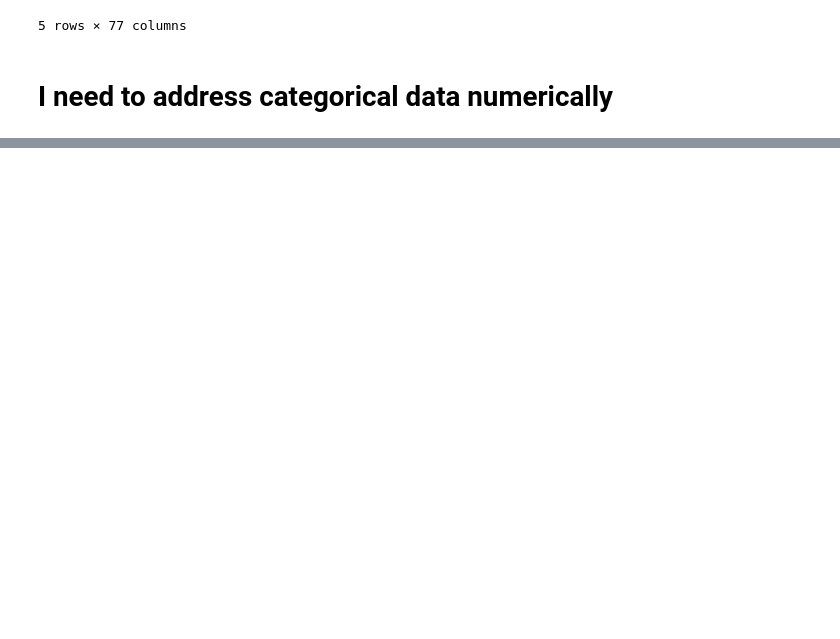
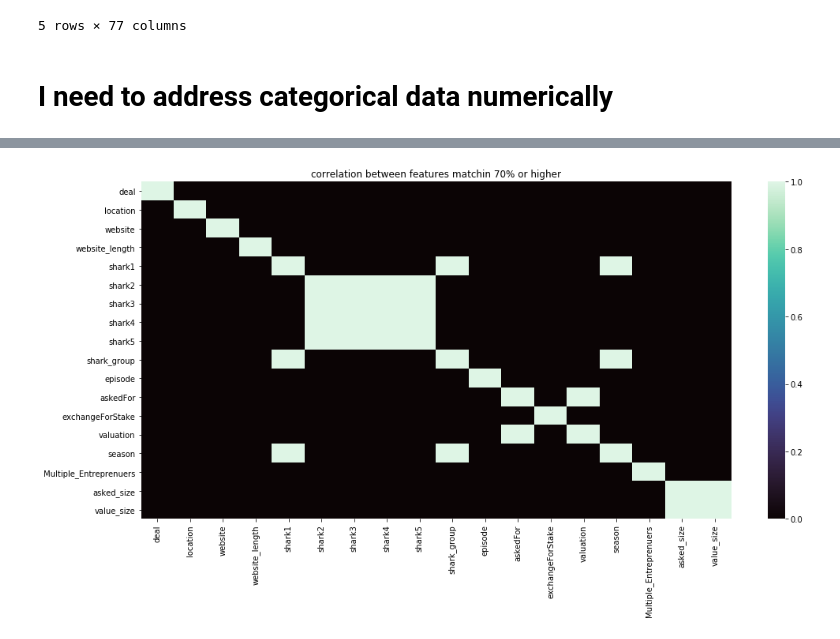
Before and after one commit to ArielJosephCohen/shark_tank, a Jupyter notebook: first_model.ipynb, the cells around one changed output, grey strips where cells are left out. Cells and saved outputs as stored; diff of their text form; code cells hidden in the pictures; blank space fills up the shorter version.

```diff
--- a/first_model.ipynb
+++ b/first_model.ipynb
@@ -597 +601,4 @@ Index(['deal', 'description', 'category', 'entrepreneurs', 'location',
       dtype='object')
+# %%
+# drop unique and un-needed values
+df_filter_basic.drop(['description','sharks','title','episode-season','category','entrepreneurs'],axis=1,inplace=True)
@@ -597,0 +625,2 @@ Index(['deal', 'description', 'category', 'entrepreneurs', 'location',
+# %%
+df_filter_basic.shark_group=df_filter_basic.shark_group.astype(float)
@@ -597,0 +647,3 @@ Index(['deal', 'description', 'category', 'entrepreneurs', 'location',
+# %%
+for col in df_filter_basic.select_dtypes(exclude=[int,float]).columns:
+    df_filter_basic[col]=target_encode(df_filter_basic,'deal',col)
@@ -597,0 +670,3 @@ Index(['deal', 'description', 'category', 'entrepreneurs', 'location',
+# %%
+for col in df_filter_basic.columns:
+    df_filter_basic[col]=df_filter_basic[col].astype(float)
@@ -597,0 +696,8 @@ Index(['deal', 'description', 'category', 'entrepreneurs', 'location',
+# %%
+plt.figure(figsize=(15,8))
+sns.heatmap(abs(df_filter_basic.corr()>=0.7),cmap='mako')
+plt.tight_layout()
+plt.title('correlation between features matchin 70% or higher')
+plt.show()
+# %% [output]
+[figure, added]
```
Also changed, not shown: parts of 17 cells of this notebook.
